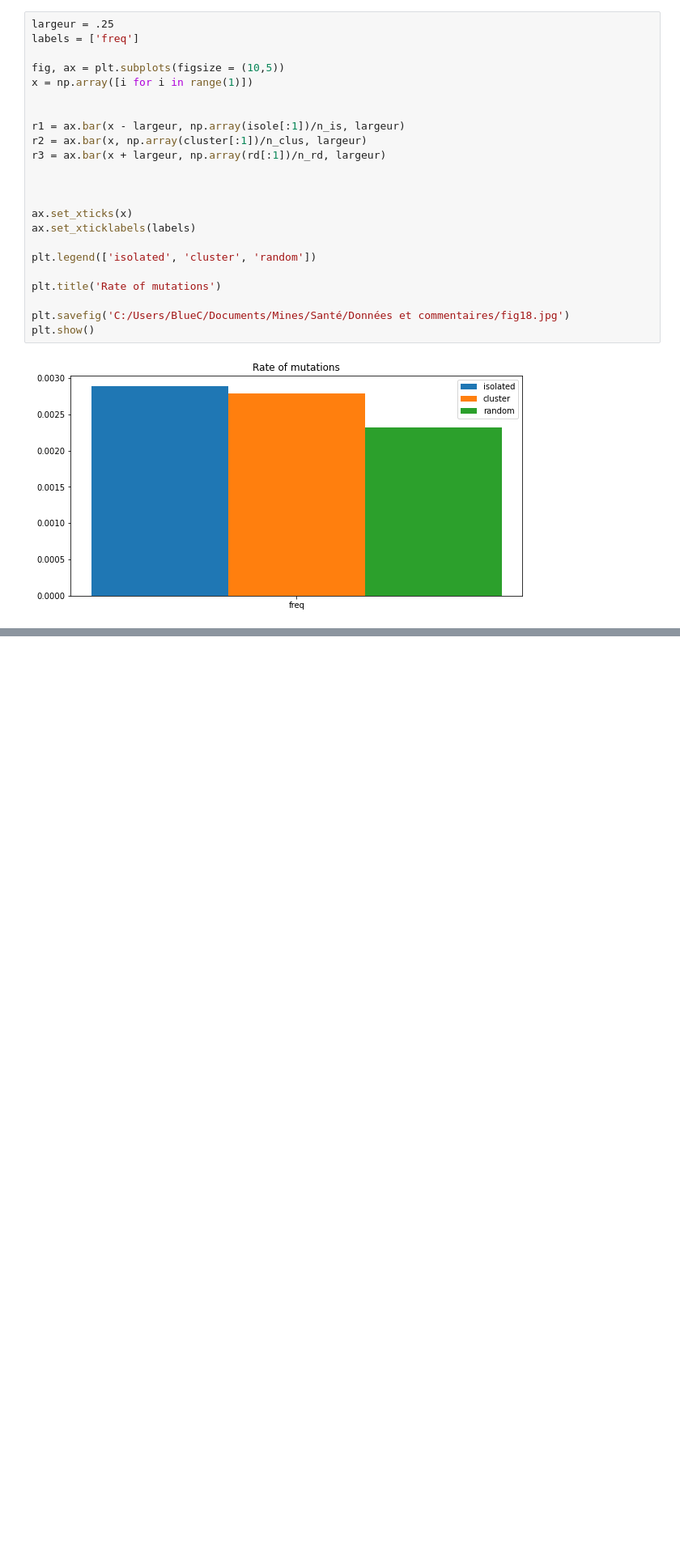
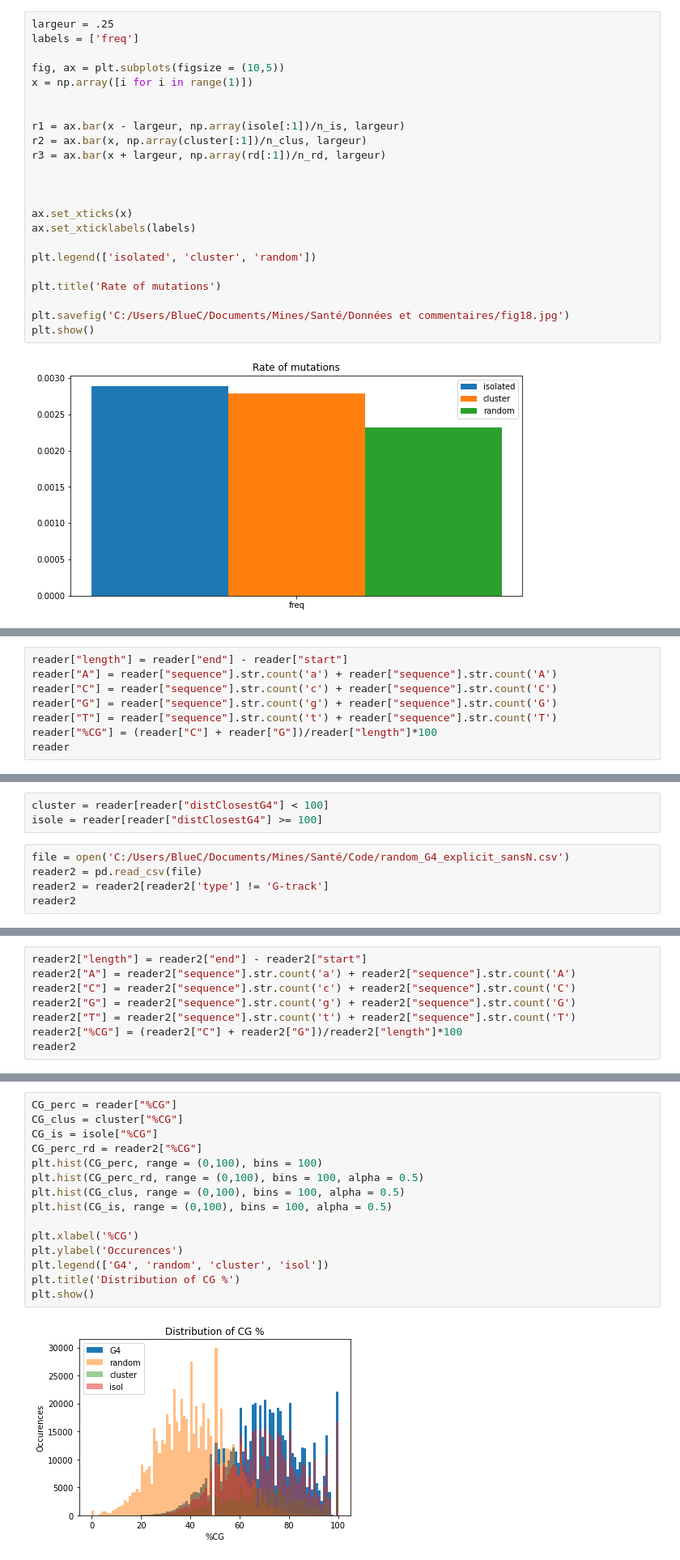
Before and after one commit to chloevogel/TRSante, a Jupyter notebook: Mutations_random.ipynb, the cells around one changed output, grey strips where cells are left out. Shown at 81% size. Drawn from its saved outputs; the diff is of its cells as text; blank space fills up the shorter version.

```diff
--- a/Mutations_random.ipynb
+++ b/Mutations_random.ipynb
@@ -806,0 +795,8 @@ array([0.07418686, 0.83395109, 0.09186205])
+# %%
+reader["length"] = reader["end"] - reader["start"]
+reader["A"] = reader["sequence"].str.count('a') + reader["sequence"].str.count('A')
+reader["C"] = reader["sequence"].str.count('c') + reader["sequence"].str.count('C')
+reader["G"] = reader["sequence"].str.count('g') + reader["sequence"].str.count('G')
+reader["T"] = reader["sequence"].str.count('t') + reader["sequence"].str.count('T')
+reader["%CG"] = (reader["C"] + reader["G"])/reader["length"]*100
+reader
@@ -806,0 +817,8 @@ array([0.07418686, 0.83395109, 0.09186205])
+# %%
+cluster = reader[reader["distClosestG4"] < 100]
+isole = reader[reader["distClosestG4"] >= 100]
+# %%
+file = open('C:/Users/BlueC/Documents/Mines/Santé/Code/random_G4_explicit_sansN.csv')
+reader2 = pd.read_csv(file)
+reader2 = reader2[reader2['type'] != 'G-track']
+reader2
@@ -806,0 +839,8 @@ array([0.07418686, 0.83395109, 0.09186205])
+# %%
+reader2["length"] = reader2["end"] - reader2["start"]
+reader2["A"] = reader2["sequence"].str.count('a') + reader2["sequence"].str.count('A')
+reader2["C"] = reader2["sequence"].str.count('c') + reader2["sequence"].str.count('C')
+reader2["G"] = reader2["sequence"].str.count('g') + reader2["sequence"].str.count('G')
+reader2["T"] = reader2["sequence"].str.count('t') + reader2["sequence"].str.count('T')
+reader2["%CG"] = (reader2["C"] + reader2["G"])/reader2["length"]*100
+reader2
@@ -806,0 +861,17 @@ array([0.07418686, 0.83395109, 0.09186205])
+# %%
+CG_perc = reader["%CG"]
+CG_clus = cluster["%CG"]
+CG_is = isole["%CG"]
+CG_perc_rd = reader2["%CG"]
+plt.hist(CG_perc, range = (0,100), bins = 100)
+plt.hist(CG_perc_rd, range = (0,100), bins = 100, alpha = 0.5)
+plt.hist(CG_clus, range = (0,100), bins = 100, alpha = 0.5)
+plt.hist(CG_is, range = (0,100), bins = 100, alpha = 0.5)
+
+plt.xlabel('%CG')
+plt.ylabel('Occurences')
+plt.legend(['G4', 'random', 'cluster', 'isol'])
+plt.title('Distribution of CG %')
+plt.show()
+# %% [output]
+[figure, added]
```
Also changed, not shown: parts of 20 cells of this notebook.
